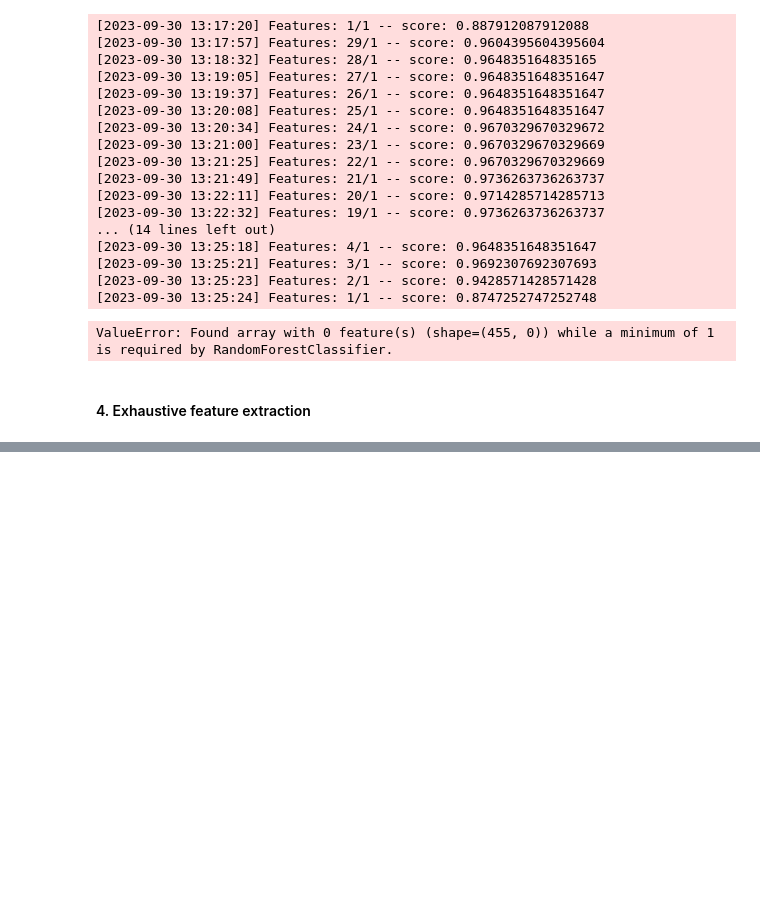
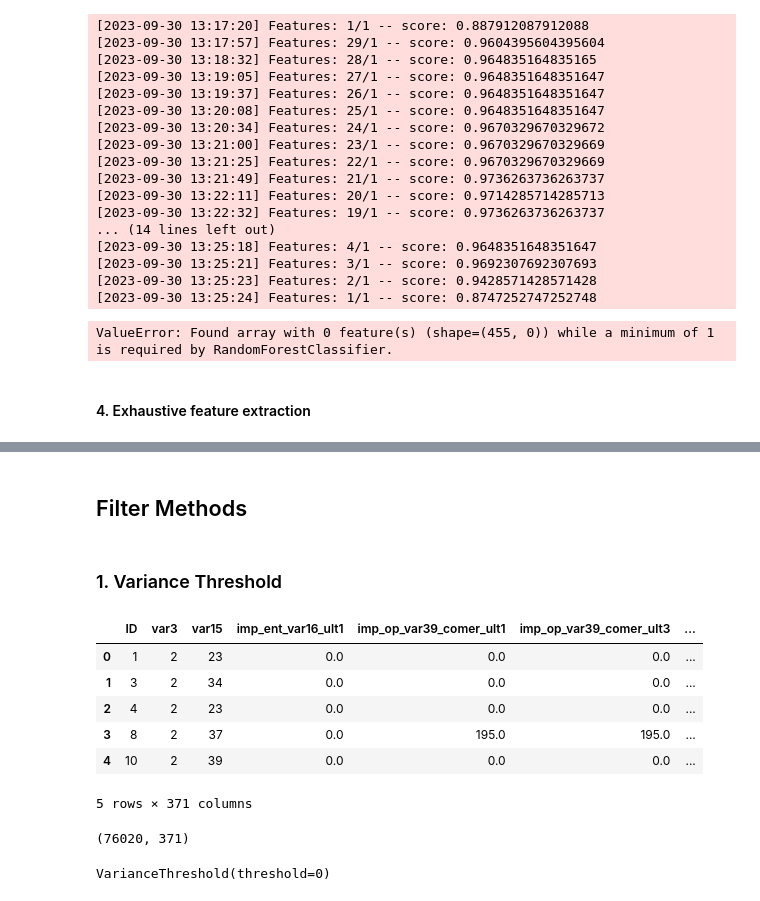
Before and after one commit to sujithsuresh56789/Feature_Selection_and_Engineering, a Jupyter notebook: Feature_Selection_Workouts.ipynb, the cells around one changed output, grey strips where cells are left out. Cells and saved outputs as stored; diff of their text form; code cells hidden in the pictures; blank space fills up the shorter version.

```diff
--- a/Feature_Selection_Workouts.ipynb
+++ b/Feature_Selection_Workouts.ipynb
@@ -515,0 +798,21 @@ exhaustive=ExhaustiveFeatureSelector(umodel,
+# %% [markdown]
+## Filter Methods
+# %% [markdown]
+### 1. Variance Threshold
+# %%
+import pandas as pd
+df=pd.read_csv("C:/Users/Predator/Downloads/santander.csv")
+# %%
+df.head()
+# %% [output]
+|  | ID | var3 | var15 | imp_ent_var16_ult1 | imp_op_var39_comer_ult1 | imp_op_var39_comer_ult3 | ... |
+| 0 | 1 | 2 | 23 | 0.0 | 0.0 | 0.0 | ... |
+| 1 | 3 | 2 | 34 | 0.0 | 0.0 | 0.0 | ... |
+| 2 | 4 | 2 | 23 | 0.0 | 0.0 | 0.0 | ... |
+| 3 | 8 | 2 | 37 | 0.0 | 195.0 | 195.0 | ... |
+| 4 | 10 | 2 | 39 | 0.0 | 0.0 | 0.0 | ... |
+5 rows × 371 columns
+# %%
+df.shape
+# %% [output]
+(76020, 371)
@@ -515,0 +829,4 @@ exhaustive=ExhaustiveFeatureSelector(umodel,
+# %%
+variance_threshold.fit(X_train)
+# %% [output]
+VarianceThreshold(threshold=0)
```
Also changed, not shown: parts of 24 cells of this notebook.
